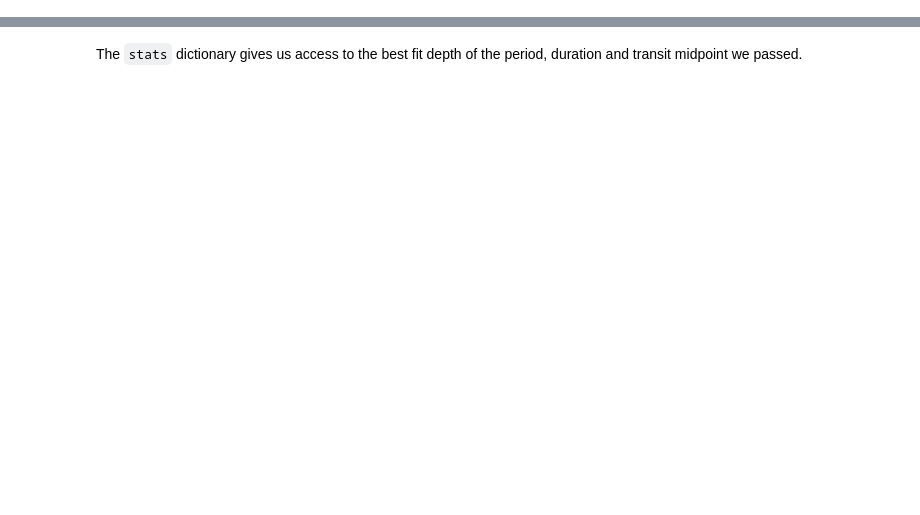
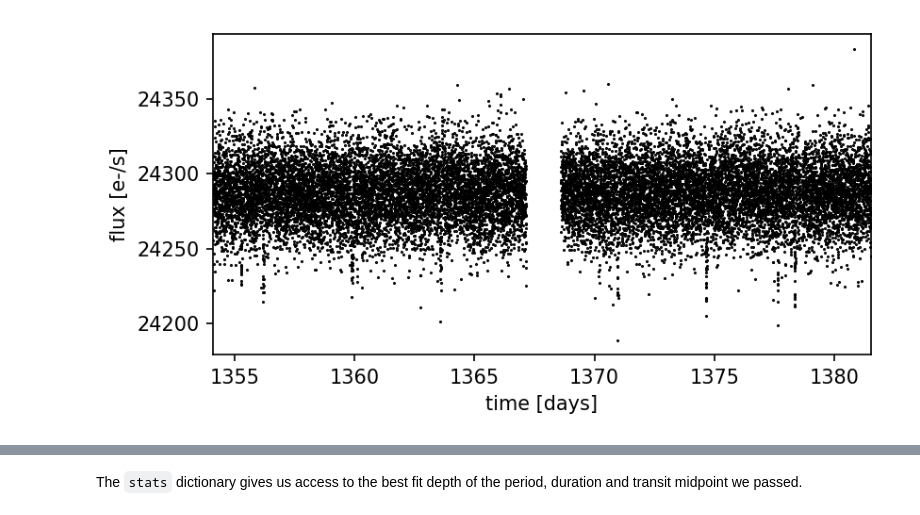
Before and after one commit to christinahedges/TESSWorkshops, a Jupyter notebook: bls/Workshop.ipynb, the cells around one changed output, grey strips where cells are left out. Saved outputs shown, nothing was run; the diff lists cells and outputs as text; code cells hidden in the pictures; blank space fills up the shorter version.

```diff
--- a/bls/Workshop.ipynb
+++ b/bls/Workshop.ipynb
@@ -99,3 +0,0 @@ The period and the power where there is a good fit between the simple box model
-# %%
-import matplotlib.pyplot as plt
-plt.style.use(lk.MPLSTYLE) # Use a nice plotting style
@@ -158,0 +53,33 @@ Now we have created a dictionary called `stats` which contains statistics about
+# %%
+# Plotting parameters
+%matplotlib inline
+%config IPython.matplotlib.backend = "retina"
+from matplotlib import rcParams
+rcParams["figure.dpi"] = 150
+import matplotlib.pyplot as plt
+
+# Package imports
+import numpy as np
+from astropy.io import fits
+
+# Download and read the light curve file
+url = "https://archive.stsci.edu/hlsps/tess-data-alerts/hlsp_tess-data-alerts_tess_phot_00307210830-s02_tess_v1_lc.fits"
+with fits.open(url) as hdus:
+    data = hdus[1].data
+    time = data["TIME"]
+    flux = data["PDCSAP_FLUX"]
+    quality = data["QUALITY"]
+
+# Mask out any data with imperfect quality
+m = (quality == 0)
+time = time[m]
+flux = flux[m]
+
+# Plot the light curve
+fig, ax = plt.subplots(1, 1, sharex=True, figsize=(6, 3))
+ax.plot(time, flux, ".k", ms=1)
+ax.set_xlim([time.min(), time.max()])
+ax.set_xlabel("time [days]")
+ax.set_ylabel("flux [e-/s]");
+# %% [output]
+[figure, added]
```
Also changed, not shown: parts of 100 cells of this notebook.
